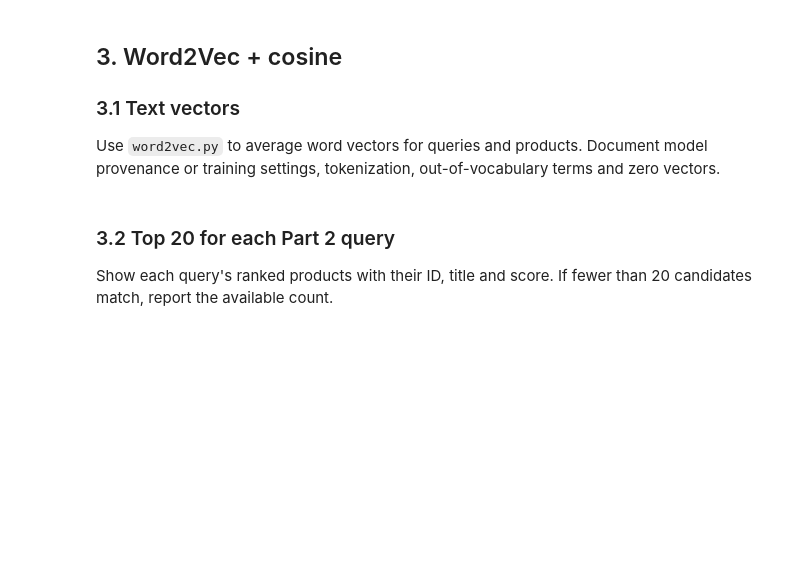
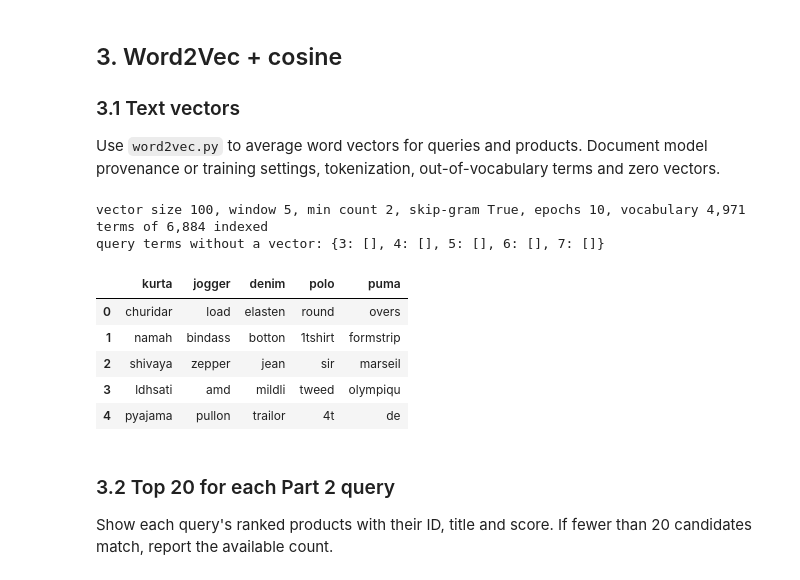
Before and after one commit to uripont/IRWA-2026-u213930-u213920-u215106, a Jupyter notebook: notebooks/part_3.ipynb, the cells around one changed output. Drawn from its saved outputs; the diff is of its cells as text; code cells hidden in the pictures; blank space fills up the shorter version.

```diff
--- a/notebooks/part_3.ipynb
+++ b/notebooks/part_3.ipynb
@@ -58,7 +155,26 @@ Use `custom_score.py` to define and justify a relevance formula. Consider catalo
 
 Use `word2vec.py` to average word vectors for queries and products. Document model provenance or training settings, tokenization, out-of-vocabulary terms and zero vectors.
 # %%
-# TODO: Prepare the Word2Vec model and averaged product vectors.
+model = word2vec.model_for(engine)  # trained once on the catalogue (about a minute)
+print(f"vector size {model.vector_size}, window {model.window}, min count {model.min_count}, "
+      f"skip-gram {bool(model.sg)}, epochs {model.epochs}, vocabulary {len(model.wv):,} terms "
+      f"of {len(engine.index):,} indexed")
+
+out_of_vocabulary = {qid: [t for t in terms if t not in model.wv] for qid, terms in query_terms.items()}
+print("query terms without a vector:", out_of_vocabulary)
+
+# Nearest neighbours of some query terms: what the model learned from the catalogue.
+pd.DataFrame({t: [w for w, _ in model.wv.most_similar(t, topn=5)]
+              for t in ["kurta", "jogger", "denim", "polo", "puma"]})
+# %% [output]
+vector size 100, window 5, min count 2, skip-gram True, epochs 10, vocabulary 4,971 terms of 6,884 indexed
+query terms without a vector: {3: [], 4: [], 5: [], 6: [], 7: []}
+|  | kurta | jogger | denim | polo | puma |
+| 0 | churidar | load | elasten | round | overs |
+| 1 | namah | bindass | botton | 1tshirt | formstrip |
+| 2 | shivaya | zepper | jean | sir | marseil |
+| 3 | ldhsati | amd | mildli | tweed | olympiqu |
+| 4 | pyajama | pullon | trailor | 4t | de |
 # %% [markdown]
 ### 3.2 Top 20 for each Part 2 query
 
```
Also changed, not shown: parts of 4 cells of this notebook, 4 other files.
